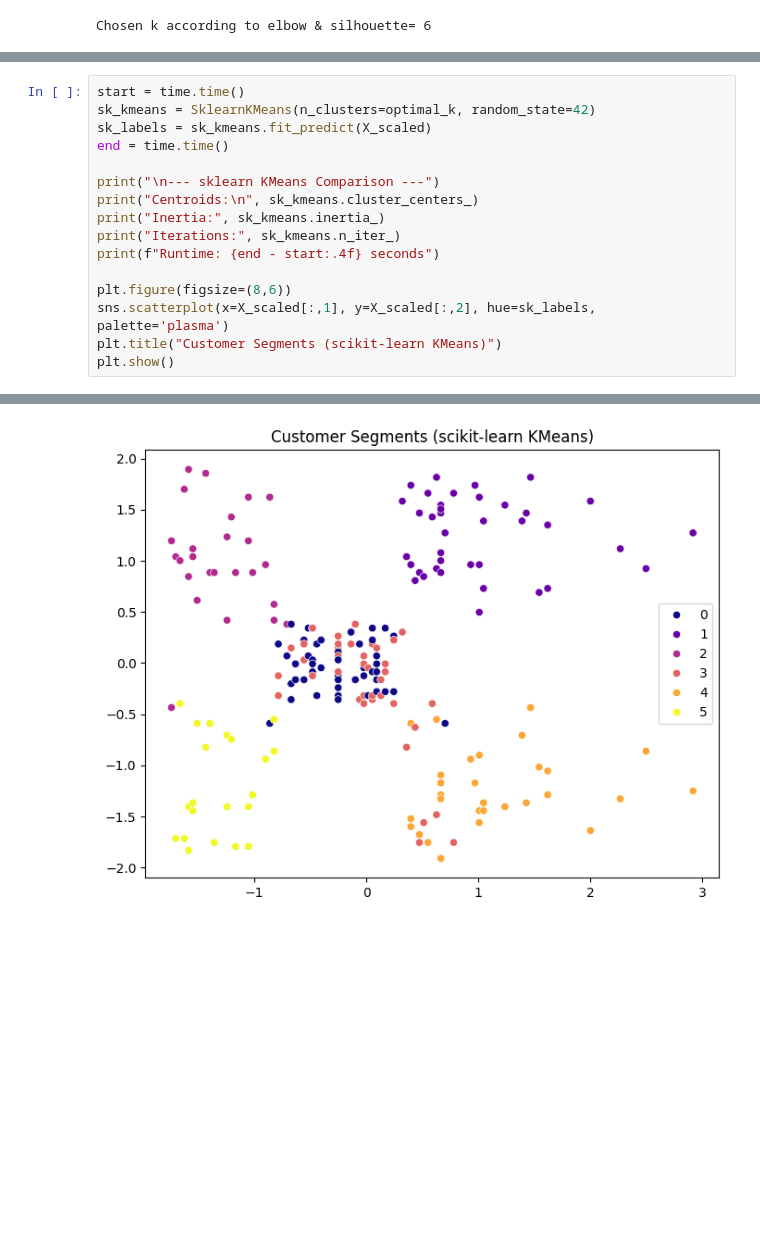
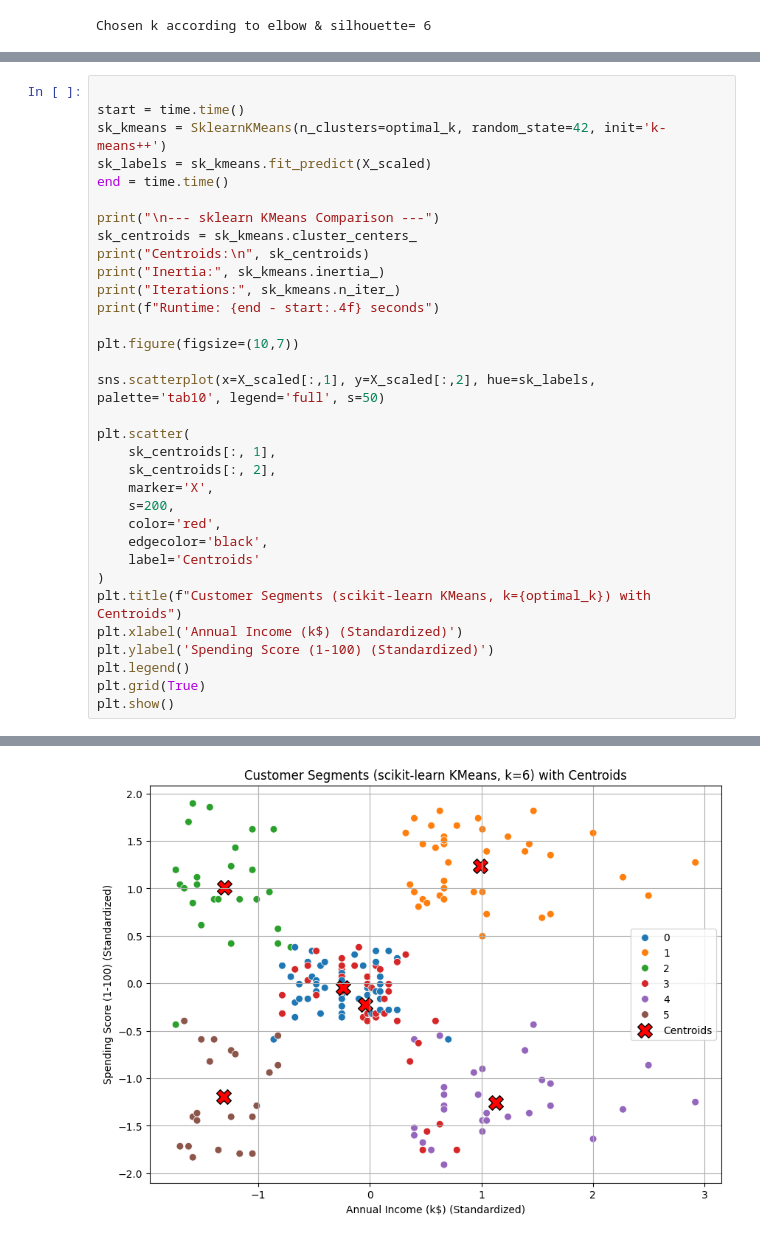
Before and after one commit to Krishan-Kant123/Machine_Learning, a Jupyter notebook: Experiment-7 (KMeans)/K_Means.ipynb, the cells around one changed output, grey strips where cells are left out. Cells and saved outputs as stored; diff of their text form; blank space fills up the shorter version.

```diff
--- a/Experiment-7 (KMeans)/K_Means.ipynb
+++ b/Experiment-7 (KMeans)/K_Means.ipynb
@@ -201,18 +212,35 @@ Cluster
 # %%
+
 start = time.time()
-sk_kmeans = SklearnKMeans(n_clusters=optimal_k, random_state=42)
+sk_kmeans = SklearnKMeans(n_clusters=optimal_k, random_state=42, init='k-means++')
 sk_labels = sk_kmeans.fit_predict(X_scaled)
 end = time.time()
 
 print("\n--- sklearn KMeans Comparison ---")
-print("Centroids:\n", sk_kmeans.cluster_centers_)
+sk_centroids = sk_kmeans.cluster_centers_
+print("Centroids:\n", sk_centroids)
 print("Inertia:", sk_kmeans.inertia_)
 print("Iterations:", sk_kmeans.n_iter_)
 print(f"Runtime: {end - start:.4f} seconds")
 
-plt.figure(figsize=(8,6))
-sns.scatterplot(x=X_scaled[:,1], y=X_scaled[:,2], hue=sk_labels, palette='plasma')
-plt.title("Customer Segments (scikit-learn KMeans)")
+plt.figure(figsize=(10,7))
+
+sns.scatterplot(x=X_scaled[:,1], y=X_scaled[:,2], hue=sk_labels, palette='tab10', legend='full', s=50)
+
+plt.scatter(
+    sk_centroids[:, 1],
+    sk_centroids[:, 2],
+    marker='X',
+    s=200,
+    color='red',
+    edgecolor='black',
+    label='Centroids'
+)
+plt.title(f"Customer Segments (scikit-learn KMeans, k={optimal_k}) with Centroids")
+plt.xlabel('Annual Income (k$) (Standardized)')
+plt.ylabel('Spending Score (1-100) (Standardized)')
+plt.legend()
+plt.grid(True)
 plt.show()
 # %% [output]
 --- sklearn KMeans Comparison ---
@@ -229 +257 @@ Runtime: 0.0085 seconds
-[figure, old version]
+[figure, new version]
```
Also changed, not shown: parts of 3 cells of this notebook.
